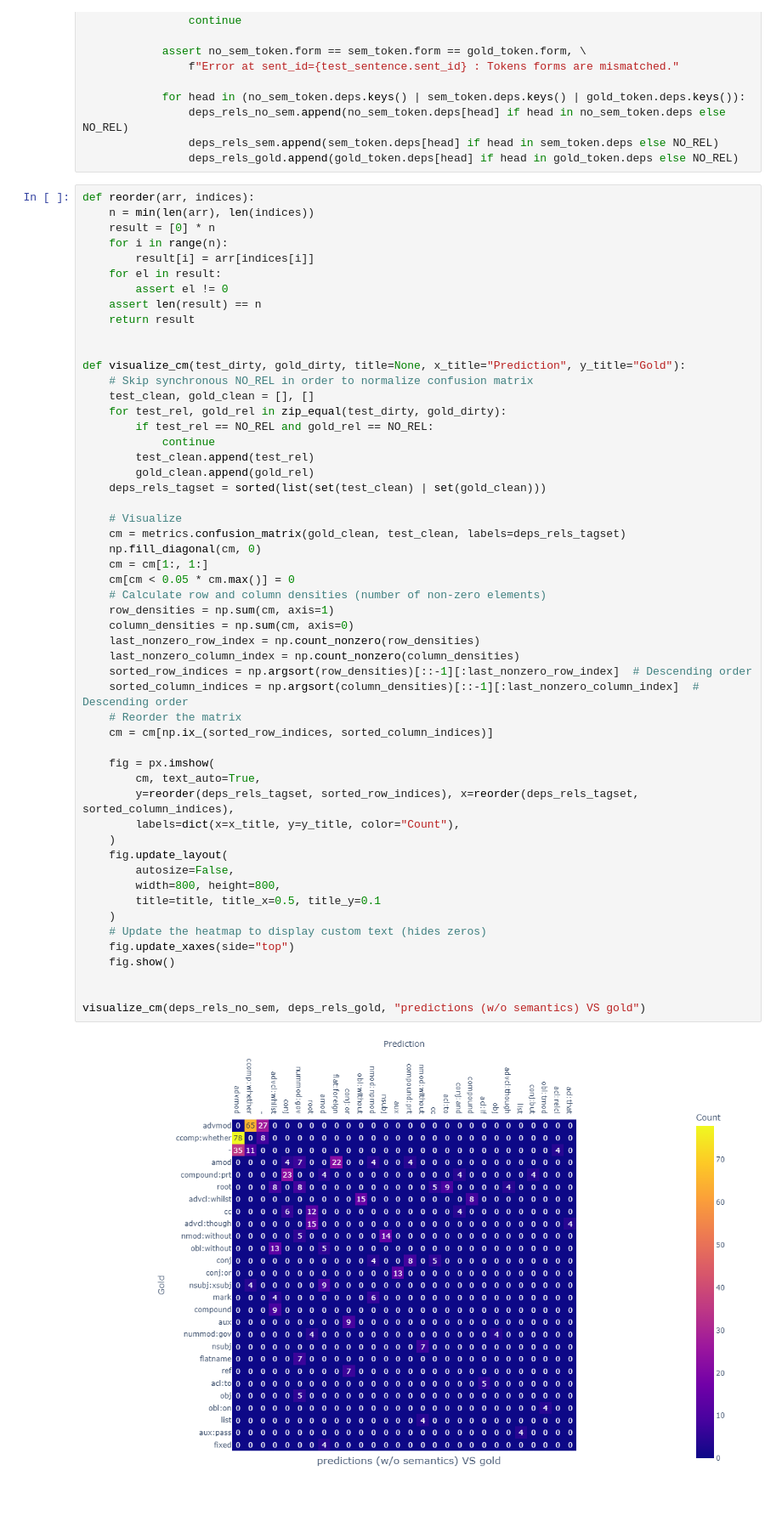
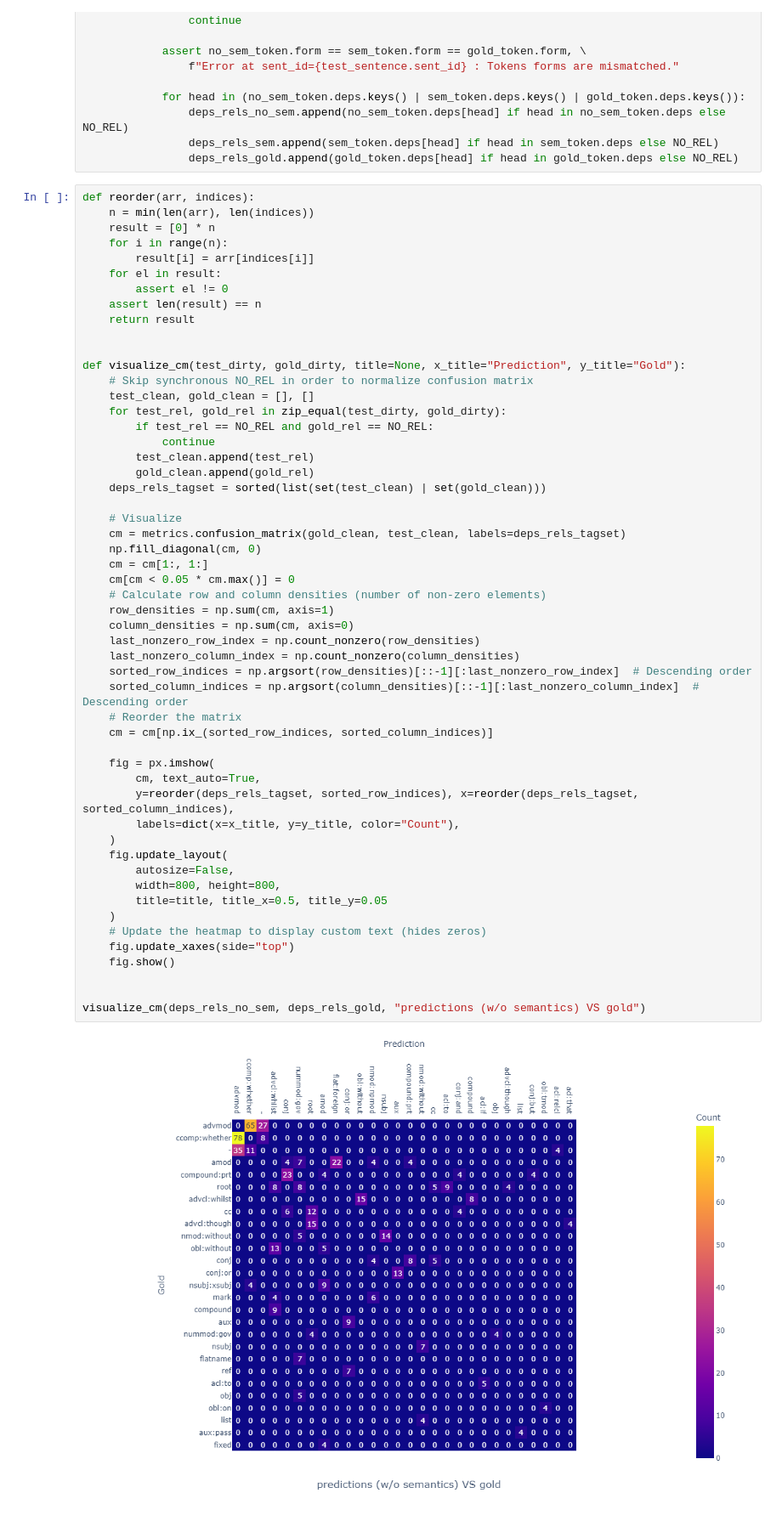
Before and after one commit to CobaldAnnotation/CobaldParser, a Jupyter notebook: evaluate/deps_rels_confusion.ipynb, the cells around one changed output. Shown: that part at 85% size. Cells and saved outputs as stored; diff of their text form.

```diff
--- a/evaluate/deps_rels_confusion.ipynb
+++ b/evaluate/deps_rels_confusion.ipynb
@@ -86,35 +86,35 @@ def visualize_cm(test_dirty, gold_dirty, title=None, x_title="Prediction", y_tit
     cm = metrics.confusion_matrix(gold_clean, test_clean, labels=deps_rels_tagset)
     np.fill_diagonal(cm, 0)
     cm = cm[1:, 1:]
     cm[cm < 0.05 * cm.max()] = 0
     # Calculate row and column densities (number of non-zero elements)
     row_densities = np.sum(cm, axis=1)
     column_densities = np.sum(cm, axis=0)
     last_nonzero_row_index = np.count_nonzero(row_densities)
     last_nonzero_column_index = np.count_nonzero(column_densities)
     sorted_row_indices = np.argsort(row_densities)[::-1][:last_nonzero_row_index]  # Descending order
     sorted_column_indices = np.argsort(column_densities)[::-1][:last_nonzero_column_index]  # Descending order
     # Reorder the matrix
     cm = cm[np.ix_(sorted_row_indices, sorted_column_indices)]
 
     fig = px.imshow(
         cm, text_auto=True,
         y=reorder(deps_rels_tagset, sorted_row_indices), x=reorder(deps_rels_tagset, sorted_column_indices),
         labels=dict(x=x_title, y=y_title, color="Count"),
     )
     fig.update_layout(
         autosize=False,
         width=800, height=800,
-        title=title, title_x=0.5, title_y=0.1
+        title=title, title_x=0.5, title_y=0.05
     )
     # Update the heatmap to display custom text (hides zeros)
     fig.update_xaxes(side="top")
     fig.show()
 
 
 visualize_cm(deps_rels_no_sem, deps_rels_gold, "predictions (w/o semantics) VS gold")
 # %% [output]
-[figure, old version]
+[figure, new version]
 # %%
 visualize_cm(deps_rels_sem, deps_rels_gold, "predictions (w semantics) VS gold")
 # %% [output]
```
Also changed, not shown: parts of 2 cells of this notebook.
